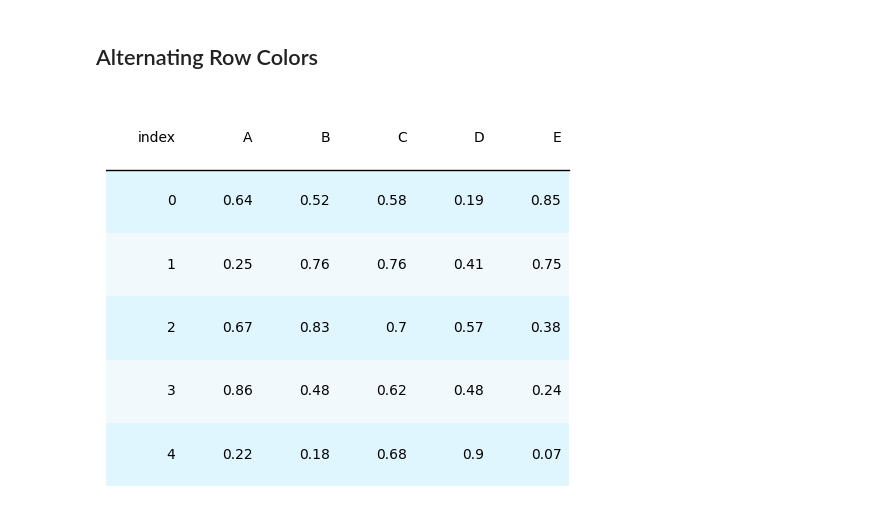
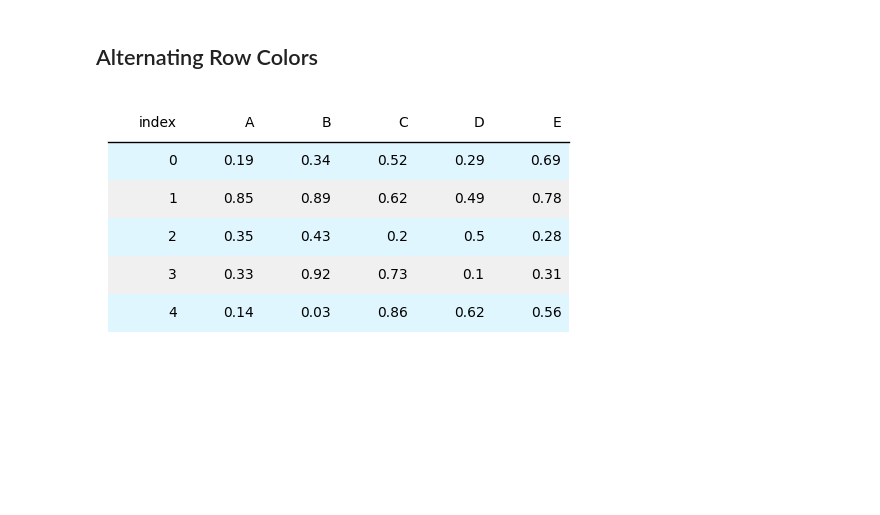
Before and after one commit to znstrider/plottable, a Jupyter notebook: docs/example_notebooks/basic_example.ipynb, the cells around one changed output. Drawn from its saved outputs; the diff is of its cells as text; code cells hidden in the pictures; blank space fills up the shorter version.

```diff
--- a/docs/example_notebooks/basic_example.ipynb
+++ b/docs/example_notebooks/basic_example.ipynb
@@ -26,12 +26,12 @@ fig.savefig("images/basic_table.png")
 # %%
 d = pd.DataFrame(np.random.random((5, 5)), columns=["A", "B", "C", "D", "E"]).round(2)
 
-fig, ax = plt.subplots(figsize=(6, 5))
+fig, ax = plt.subplots(figsize=(6, 3))
 
-tab = Table(d, row_dividers=False, odd_row_color="#f2f9fc", even_row_color="#e0f6ff")
+tab = Table(d, row_dividers=False, odd_row_color="#f0f0f0", even_row_color="#e0f6ff")
 
 plt.show()
 
 fig.savefig("images/alternating_row_color.png")
 # %% [output]
-[figure, old version]
+[figure, new version]
```
Also changed, not shown: parts of 1 cell of this notebook, 6 other files.
